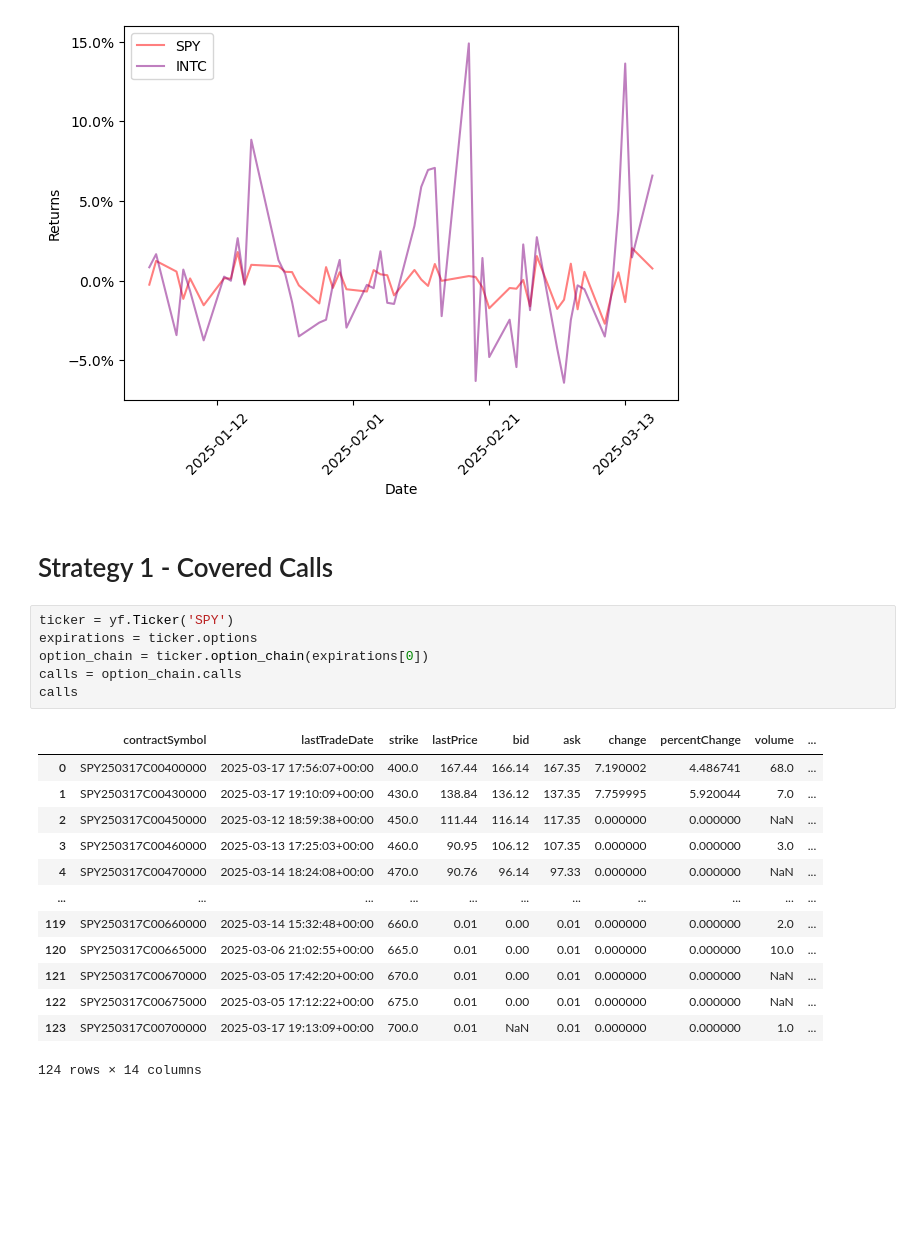
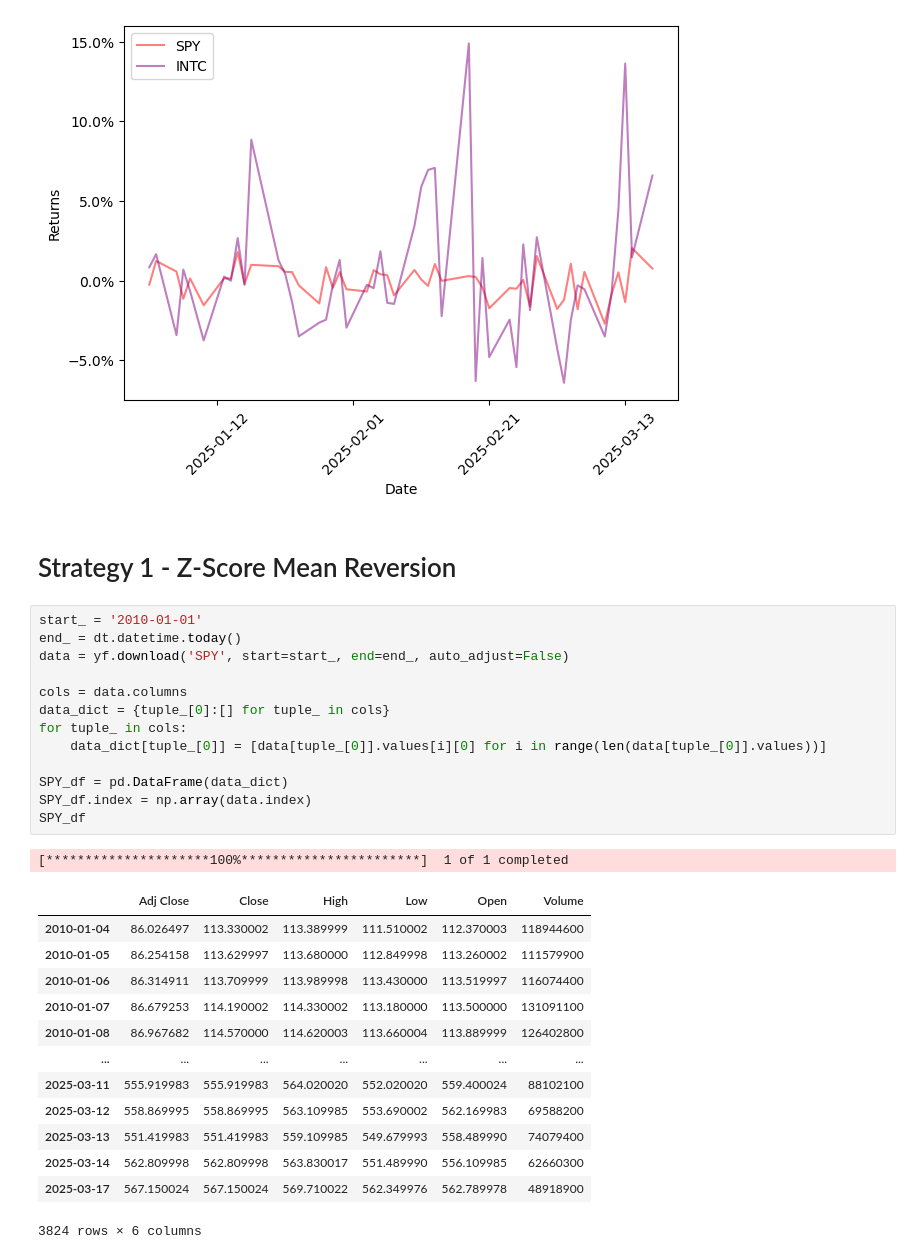
Before and after one commit to dimitris-markopoulos/QuantitativeFinance, a Jupyter notebook: Algorithmic Trading/CoveredCalls.ipynb, the cells around one changed output. Cells and saved outputs as stored; diff of their text form; blank space fills up the shorter version.

```diff
--- a/Algorithmic Trading/CoveredCalls.ipynb
+++ b/Algorithmic Trading/CoveredCalls.ipynb
@@ -40,24 +42,32 @@ plt.ylabel('Returns');
 # %% [output]
 [figure]
 # %% [markdown]
-# Strategy 1 - Covered Calls
+# Strategy 1 - Z-Score Mean Reversion
-# %%
-ticker = yf.Ticker('SPY')
-expirations = ticker.options
-option_chain = ticker.option_chain(expirations[0])
-calls = option_chain.calls
-calls
-# %% [output]
-|  | contractSymbol | lastTradeDate | strike | lastPrice | bid | ask | change | percentChange | volume | ... |
-| 0 | SPY250317C00400000 | 2025-03-17 17:56:07+00:00 | 400.0 | 167.44 | 166.14 | 167.35 | 7.190002 | 4.486741 | 68.0 | ... |
-| 1 | SPY250317C00430000 | 2025-03-17 19:10:09+00:00 | 430.0 | 138.84 | 136.12 | 137.35 | 7.759995 | 5.920044 | 7.0 | ... |
-| 2 | SPY250317C00450000 | 2025-03-12 18:59:38+00:00 | 450.0 | 111.44 | 116.14 | 117.35 | 0.000000 | 0.000000 | NaN | ... |
-| 3 | SPY250317C00460000 | 2025-03-13 17:25:03+00:00 | 460.0 | 90.95 | 106.12 | 107.35 | 0.000000 | 0.000000 | 3.0 | ... |
-| 4 | SPY250317C00470000 | 2025-03-14 18:24:08+00:00 | 470.0 | 90.76 | 96.14 | 97.33 | 0.000000 | 0.000000 | NaN | ... |
-| ... | ... | ... | ... | ... | ... | ... | ... | ... | ... | ... |
-| 119 | SPY250317C00660000 | 2025-03-14 15:32:48+00:00 | 660.0 | 0.01 | 0.00 | 0.01 | 0.000000 | 0.000000 | 2.0 | ... |
-| 120 | SPY250317C00665000 | 2025-03-06 21:02:55+00:00 | 665.0 | 0.01 | 0.00 | 0.01 | 0.000000 | 0.000000 | 10.0 | ... |
-| 121 | SPY250317C00670000 | 2025-03-05 17:42:20+00:00 | 670.0 | 0.01 | 0.00 | 0.01 | 0.000000 | 0.000000 | NaN | ... |
-| 122 | SPY250317C00675000 | 2025-03-05 17:12:22+00:00 | 675.0 | 0.01 | 0.00 | 0.01 | 0.000000 | 0.000000 | NaN | ... |
-| 123 | SPY250317C00700000 | 2025-03-17 19:13:09+00:00 | 700.0 | 0.01 | NaN | 0.01 | 0.000000 | 0.000000 | 1.0 | ... |
-124 rows × 14 columns
+# %%
+start_ = '2010-01-01'
+end_ = dt.datetime.today()
+data = yf.download('SPY', start=start_, end=end_, auto_adjust=False)
+
+cols = data.columns
+data_dict = {tuple_[0]:[] for tuple_ in cols}
+for tuple_ in cols:
+    data_dict[tuple_[0]] = [data[tuple_[0]].values[i][0] for i in range(len(data[tuple_[0]].values))]
+
+SPY_df = pd.DataFrame(data_dict)
+SPY_df.index = np.array(data.index)
+SPY_df
+# %% [output]
+[*********************100%***********************]  1 of 1 completed
+|  | Adj Close | Close | High | Low | Open | Volume |
+| 2010-01-04 | 86.026497 | 113.330002 | 113.389999 | 111.510002 | 112.370003 | 118944600 |
+| 2010-01-05 | 86.254158 | 113.629997 | 113.680000 | 112.849998 | 113.260002 | 111579900 |
+| 2010-01-06 | 86.314911 | 113.709999 | 113.989998 | 113.430000 | 113.519997 | 116074400 |
+| 2010-01-07 | 86.679253 | 114.190002 | 114.330002 | 113.180000 | 113.500000 | 131091100 |
+| 2010-01-08 | 86.967682 | 114.570000 | 114.620003 | 113.660004 | 113.889999 | 126402800 |
+| ... | ... | ... | ... | ... | ... | ... |
+| 2025-03-11 | 555.919983 | 555.919983 | 564.020020 | 552.020020 | 559.400024 | 88102100 |
+| 2025-03-12 | 558.869995 | 558.869995 | 563.109985 | 553.690002 | 562.169983 | 69588200 |
+| 2025-03-13 | 551.419983 | 551.419983 | 559.109985 | 549.679993 | 558.489990 | 74079400 |
+| 2025-03-14 | 562.809998 | 562.809998 | 563.830017 | 551.489990 | 556.109985 | 62660300 |
+| 2025-03-17 | 567.150024 | 567.150024 | 569.710022 | 562.349976 | 562.789978 | 48918900 |
+3824 rows × 6 columns
```
Also changed, not shown: parts of 11 cells of this notebook.
